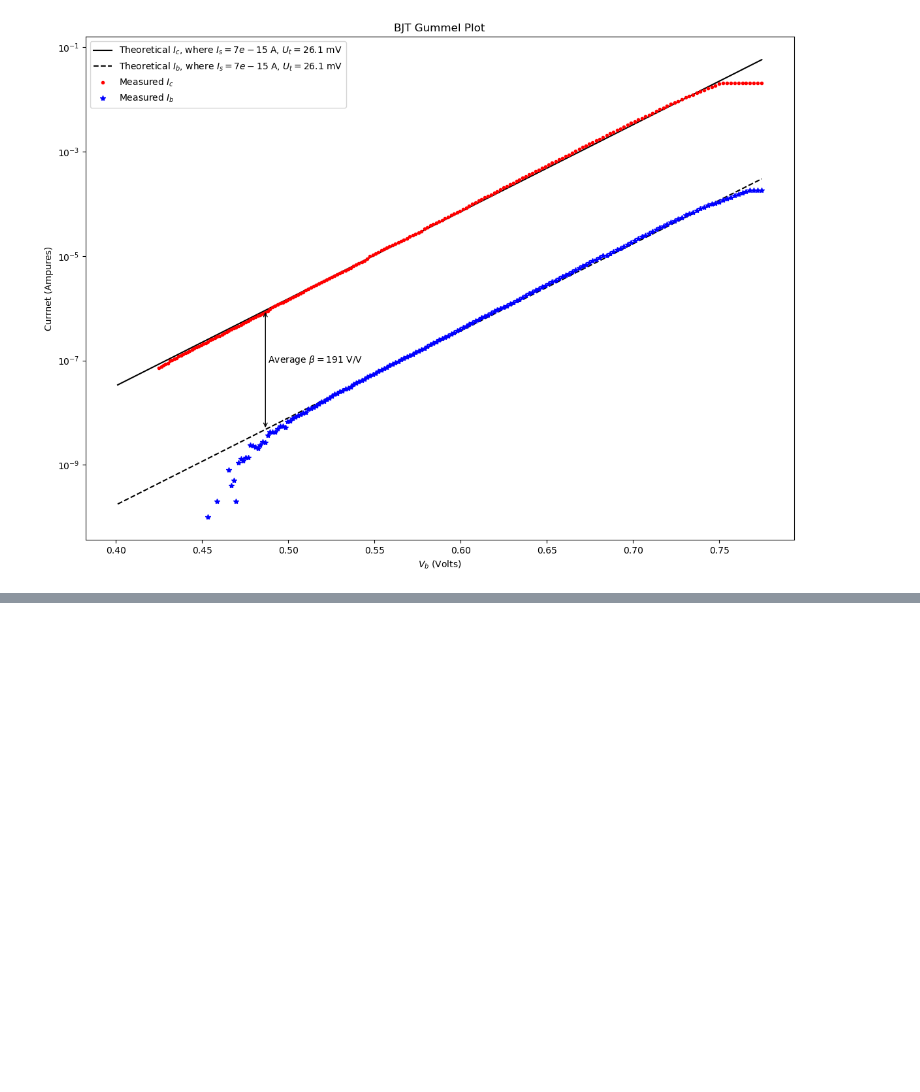
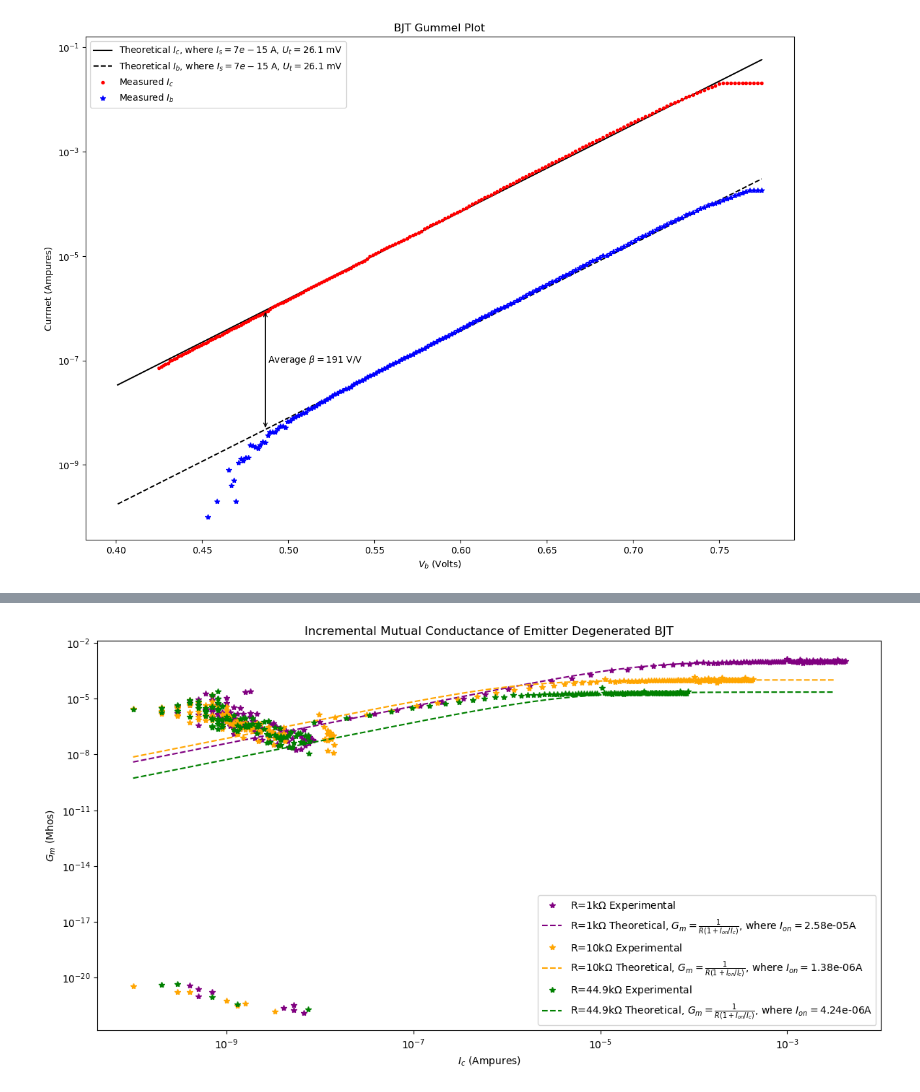
Before and after one commit to akshat-creator/IntroMicroelectronicCircuitswithLaboratory, a Jupyter notebook: Lab3/exp2.ipynb, the cells around one changed output, grey strips where cells are left out. Drawn from its saved outputs; the diff is of its cells as text; code cells hidden in the pictures; blank space fills up the shorter version.

```diff
--- a/Lab3/exp2.ipynb
+++ b/Lab3/exp2.ipynb
@@ -168,0 +203,43 @@ for r, df in exp2_data.items():
+# %%
+plt.figure(figsize=(14,7))
+plt.loglog()
+
+cmap = ["purple", "orange", "green"]
+i = 0
+
+for r, df in exp2_data.items():
+    i_c = np.abs(df["current_collector"])
+    v_b = np.abs(df["voltage_base"])
+
+    color = cmap[i]
+    i += 1
+
+    G_m = np.diff(i_c) / np.diff(v_b)
+
+    res = exp2_res_map[r]
+    start = np.min(i_b)
+    end = np.max(i_b)
+
+    plt.plot(i_c[:-1], G_m, "*", color=color, label=f"R={r}$\Omega$ Experimental")
+
+    i_c_theoretical = np.logspace(-10, -2.5)
+
+    v_on = v_on_map[r]
+    i_on = i_s * np.exp(v_on/u_t)
+    G_m_theoretical = 1/res / (1 + i_on / i_c_theoretical)
+
+    plt.plot(i_c_theoretical, G_m_theoretical, "--", color=color, label=f"R={r}$\Omega$ Theoretical, " + "$G_m =\\frac{1}{R (1+I_{on}/I_c)}$, where $I_{on}=$" + f"{i_on:0.3}A")
+
+
+plt.xlabel("$I_c$ (Ampures)")
+plt.ylabel("$G_m$ (Mhos)")
+plt.title(f"Incremental Mutual Conductance of Emitter Degenerated BJT")
+
+props = dict(boxstyle="round", facecolor="gray", alpha=0.25)
+
+plt.legend()
+plt.savefig("exp2-Gm.pdf")
+plt.show()
+plt.close()
+# %% [output]
+[figure, added]
```
Also changed, not shown: parts of 4 cells of this notebook, 10 other files.
